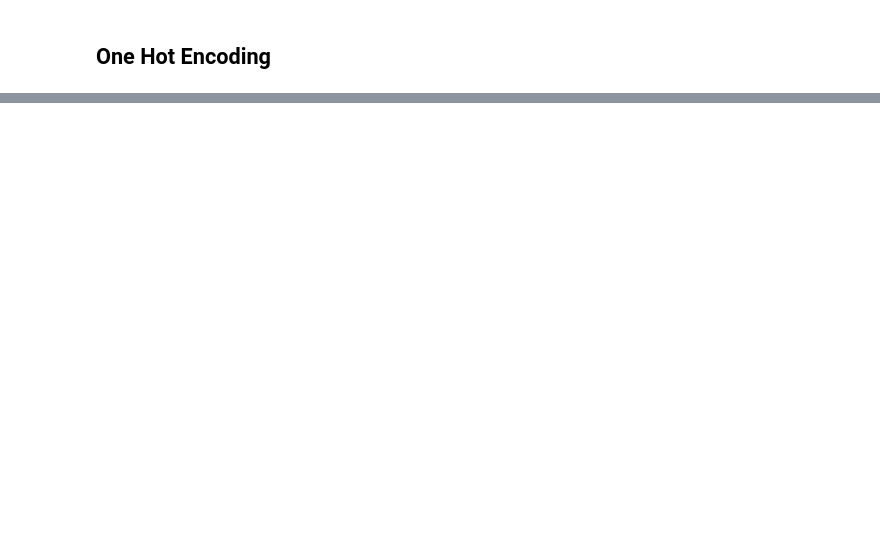
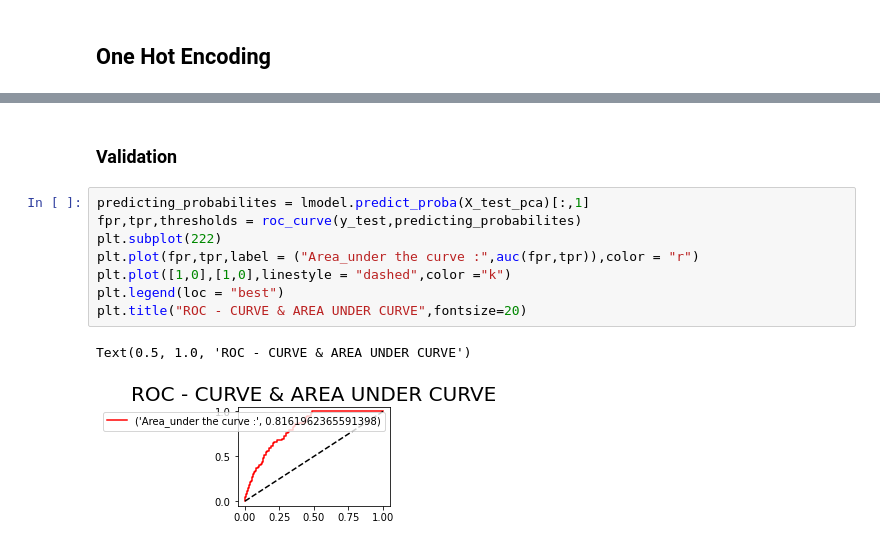
Before and after one commit to surya3001/Data-Science-Project, a Jupyter notebook: DataScienceFinalProject.ipynb, the cells around one changed output, grey strips where cells are left out. Cells and saved outputs as stored; diff of their text form; blank space fills up the shorter version.

```diff
--- a/DataScienceFinalProject.ipynb
+++ b/DataScienceFinalProject.ipynb
@@ -403,0 +528,13 @@ array([[0.0, 1.0, 0.0, ..., 4.184599092531789, 2.058819049787146,
+# %% [markdown]
+### Validation
+# %%
+predicting_probabilites = lmodel.predict_proba(X_test_pca)[:,1]
+fpr,tpr,thresholds = roc_curve(y_test,predicting_probabilites)
+plt.subplot(222)
+plt.plot(fpr,tpr,label = ("Area_under the curve :",auc(fpr,tpr)),color = "r")
+plt.plot([1,0],[1,0],linestyle = "dashed",color ="k")
+plt.legend(loc = "best")
+plt.title("ROC - CURVE & AREA UNDER CURVE",fontsize=20)
+# %% [output]
+Text(0.5, 1.0, 'ROC - CURVE & AREA UNDER CURVE')
+[figure, added]
```
Also changed, not shown: parts of 73 cells of this notebook.
